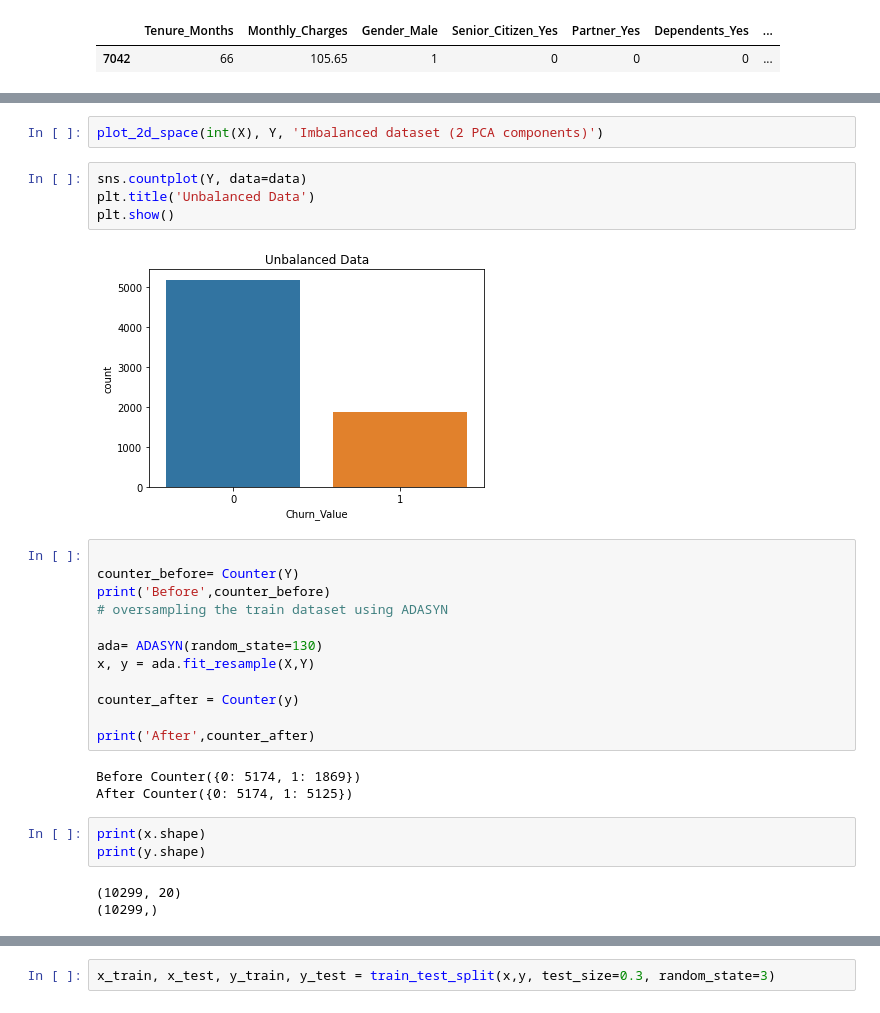
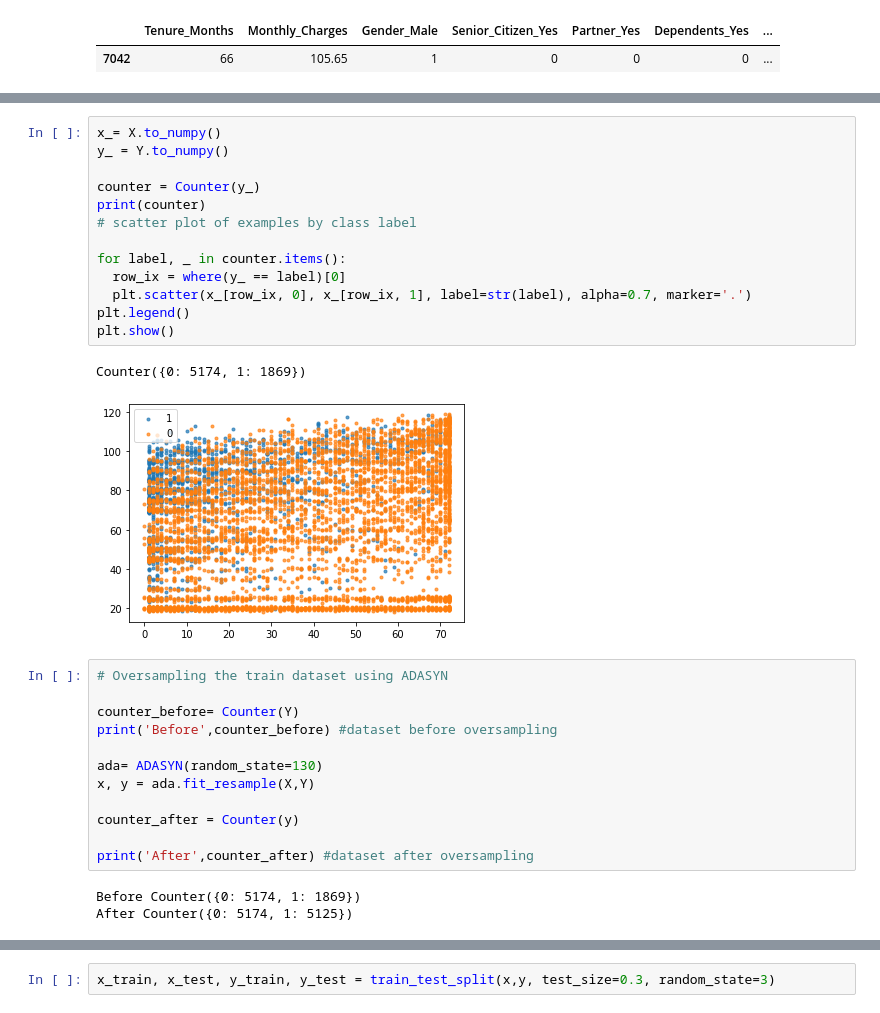
Before and after one commit to saraMuay/Churned_Customer_Project, a Jupyter notebook: Churned_Customer_Project__0.ipynb, the cells around one changed output, grey strips where cells are left out. Cells and saved outputs as stored; diff of their text form.

```diff
--- a/Churned_Customer_Project__0.ipynb
+++ b/Churned_Customer_Project__0.ipynb
@@ -403,29 +310,31 @@ IndentationError: ignored
-# %%
-plot_2d_space(int(X), Y, 'Imbalanced dataset (2 PCA components)')
-# %%
-sns.countplot(Y, data=data)
-plt.title('Unbalanced Data')
-plt.show()
-# %% [output]
-[figure, removed]
+# %%
+x_= X.to_numpy()
+y_ = Y.to_numpy()
+
+counter = Counter(y_)
+print(counter)
+# scatter plot of examples by class label
+
+for label, _ in counter.items():
+  row_ix = where(y_ == label)[0]
+  plt.scatter(x_[row_ix, 0], x_[row_ix, 1], label=str(label), alpha=0.7, marker='.')
+plt.legend()
+plt.show()
+# %% [output]
+Counter({0: 5174, 1: 1869})
+[figure, added]
 # %%
+# Oversampling the train dataset using ADASYN
 
 counter_before= Counter(Y)
-print('Before',counter_before)
-# oversampling the train dataset using ADASYN
+print('Before',counter_before) #dataset before oversampling
 
 ada= ADASYN(random_state=130)
 x, y = ada.fit_resample(X,Y)
 
 counter_after = Counter(y)
 
-print('After',counter_after)
+print('After',counter_after) #dataset after oversampling
 # %% [output]
 Before Counter({0: 5174, 1: 1869})
 After Counter({0: 5174, 1: 5125})
-# %%
-print(x.shape)
-print(y.shape)
-# %% [output]
-(10299, 20)
-(10299,)
```
Also changed, not shown: parts of 47 cells of this notebook.
